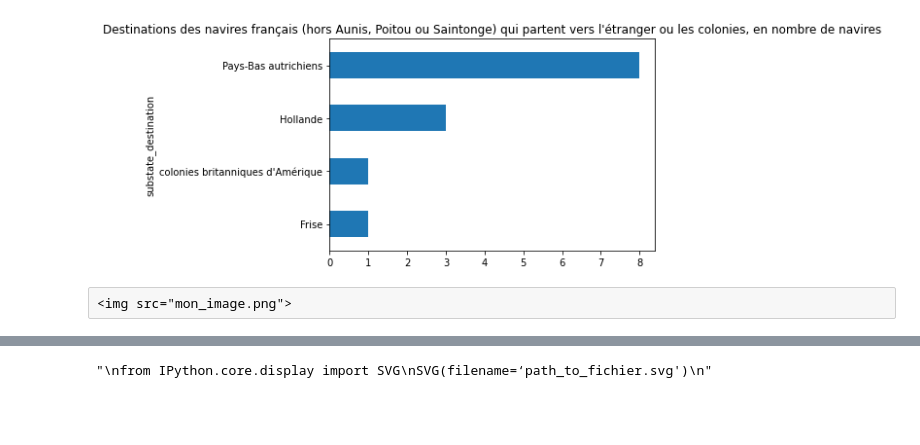
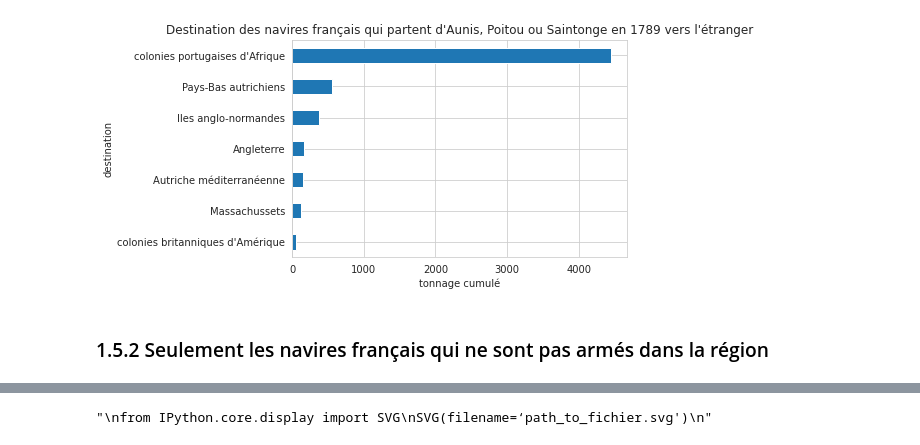
Before and after one commit to medialab/portic-datasprint-2021, a Jupyter notebook: productions/equipe_1/port_attache/sorties_vers_etranger_et_colonies.ipynb, the cells around one changed output, grey strips where cells are left out. Drawn from its saved outputs; the diff is of its cells as text; code cells hidden in the pictures; blank space fills up the shorter version.

```diff
--- a/productions/equipe_1/port_attache/sorties_vers_etranger_et_colonies.ipynb
+++ b/productions/equipe_1/port_attache/sorties_vers_etranger_et_colonies.ipynb
@@ -20,3 +18,7 @@ sorties = sorties_mixtes[sorties_mixtes.region_depart == "Aunis-Saintonge-Poitou
+# %%
+sorties = sorties[sorties.state_destination != "zone maritime"]
+exclude = ["Provence", "Roussillon", "Languedoc", "Isles de Corse", "Canada", "Guyane"]
+sorties = sorties[~sorties.region_depart.isin(exclude)]
 # %%
 sorties["homeport_state_1789_fr"] = sorties.homeport_state_1789_fr.str.replace("Duché de Mecklenbourg", "Mecklenbourg")
 # %%
@@ -41,3 +43,6 @@ sorties["homeport_state_1789_fr"] = sorties["homeport_state_1789_fr"].fillna(sor
 sorties["homeport_state_1789_fr"] = sorties["homeport_state_1789_fr"].fillna("Non renseigné")
 # %%
 sorties["destination"] = sorties["substate_destination"].fillna(sorties["state_destination"])
+# %%
+sorties["outside_DFLR_region_depart"] = sorties.region_depart != "Aunis-Saintonge-Poitou"
+sorties["Région de départ"] = sorties["outside_DFLR_region_depart"].map({True: "autres", False: "Aunis, Poitou, Saintonge"})
@@ -44,3 +78,6 @@ sorties["destination"] = sorties["substate_destination"].fillna(sorties["state_d
+# %%
+sorties = sorties[sorties.region_depart == "Aunis-Saintonge-Poitou"]
+tonnage_total = sorties["tonnage"].sum()
 # %%
 sorties["outside_DFLR"] = (
     (sorties["homeport_state_1789_fr"] != "France") |
@@ -63,2 +86,0 @@ plt.show()
-# %%
-sorties["commodity_standardized_fr"] = sorties["commodity_standardized_fr"].fillna("")
@@ -120,8 +140,11 @@ plt.show()
 # %%
-noDFLR[(noDFLR.homeport_state_1789_fr == "France")].groupby("substate_destination").size().sort_values().plot.barh()
-plt.title("Destinations des navires français (hors Aunis, Poitou ou Saintonge) qui partent vers l'étranger ou les colonies, en nombre de navires")
+sorties[(sorties.homeport_state_1789_fr == "France")].groupby("substate_destination")["tonnage"].sum().sort_values().plot.barh()
+plt.title("Destination des navires français qui partent d'Aunis, Poitou ou Saintonge en 1789 vers l'étranger")
+plt.xlabel("tonnage cumulé")
+plt.ylabel("destination")
 plt.show()
+plt.show()
 # %% [output]
-[figure, old version]
+[figure, new version]
-# %% [raw]
-<img src="mon_image.png">
+# %% [markdown]
+### 1.5.2 Seulement les navires français qui ne sont pas armés dans la région
```
Also changed, not shown: parts of 35 cells of this notebook, 15 other files.
